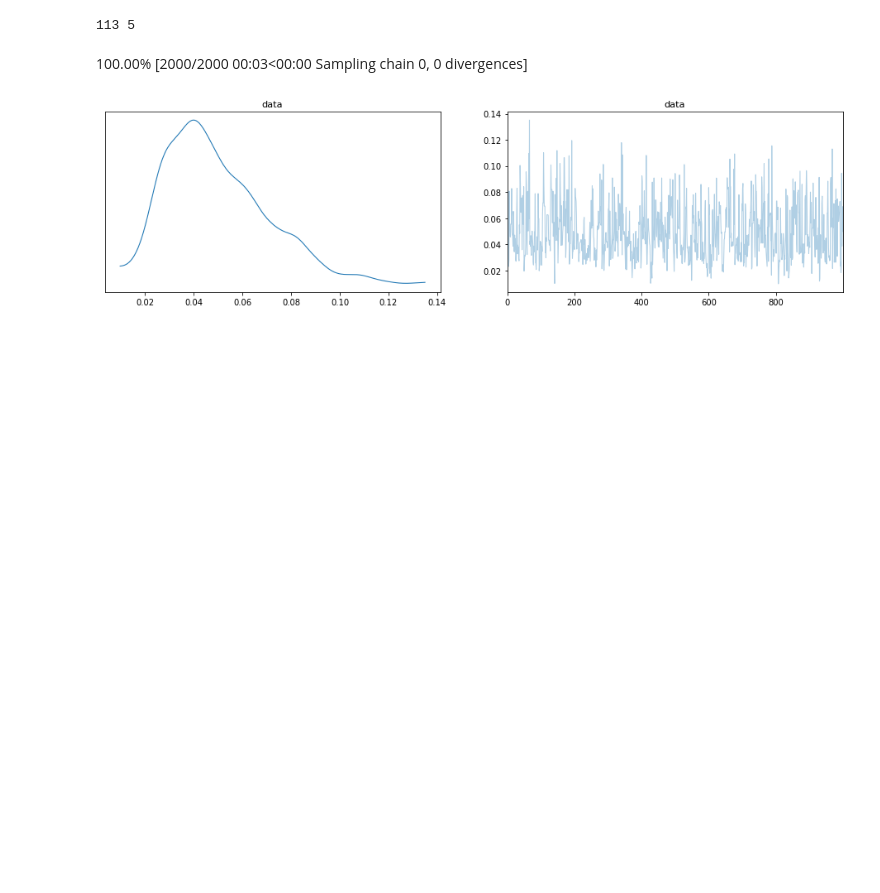
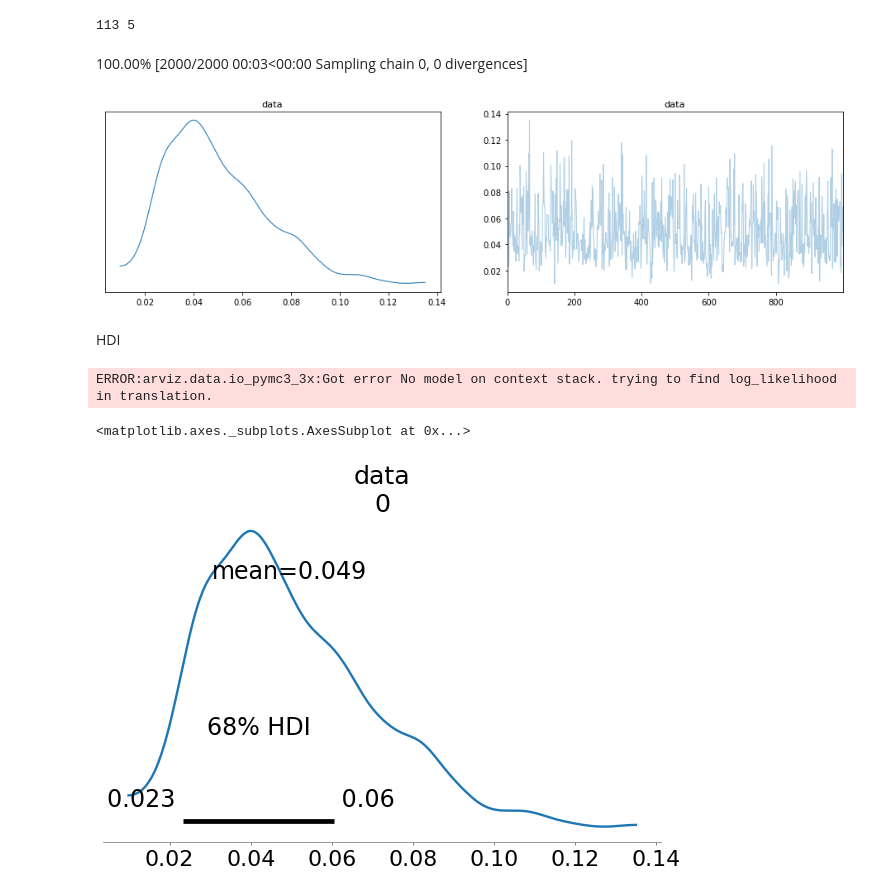
Before and after one commit to o93/sandbox, a Jupyter notebook: 誤差・曖昧さ・不確かさ.ipynb, the cells around one changed output. Cells and saved outputs as stored; diff of their text form; code cells hidden in the pictures; blank space fills up the shorter version.

```diff
--- a/誤差・曖昧さ・不確かさ.ipynb
+++ b/誤差・曖昧さ・不確かさ.ipynb
@@ -196,3 +202,11 @@ with pm.Model() as model:
 113 5
 100.00% [2000/2000 00:03<00:00 Sampling chain 0, 0 divergences]
 [figure]
+# %% [markdown]
+HDI
+# %%
+pm.plot_posterior(trace, figsize=(10, 6), hdi_prob=0.6827)
+# %% [output]
+ERROR:arviz.data.io_pymc3_3x:Got error No model on context stack. trying to find log_likelihood in translation.
+<matplotlib.axes._subplots.AxesSubplot at 0x...>
+[figure, added]
```
Also changed, not shown: parts of 7 cells of this notebook.
